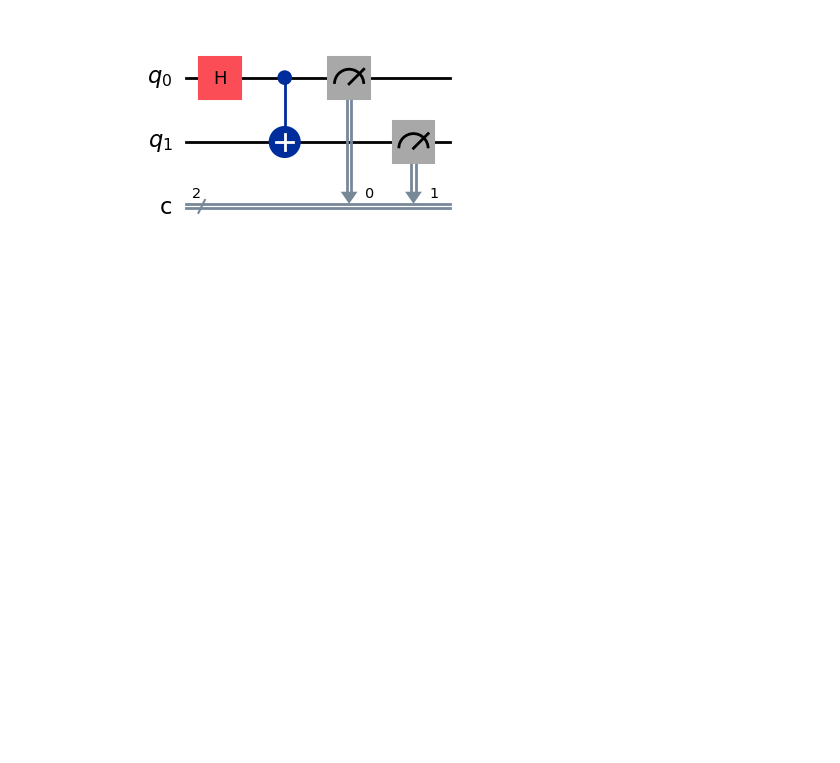
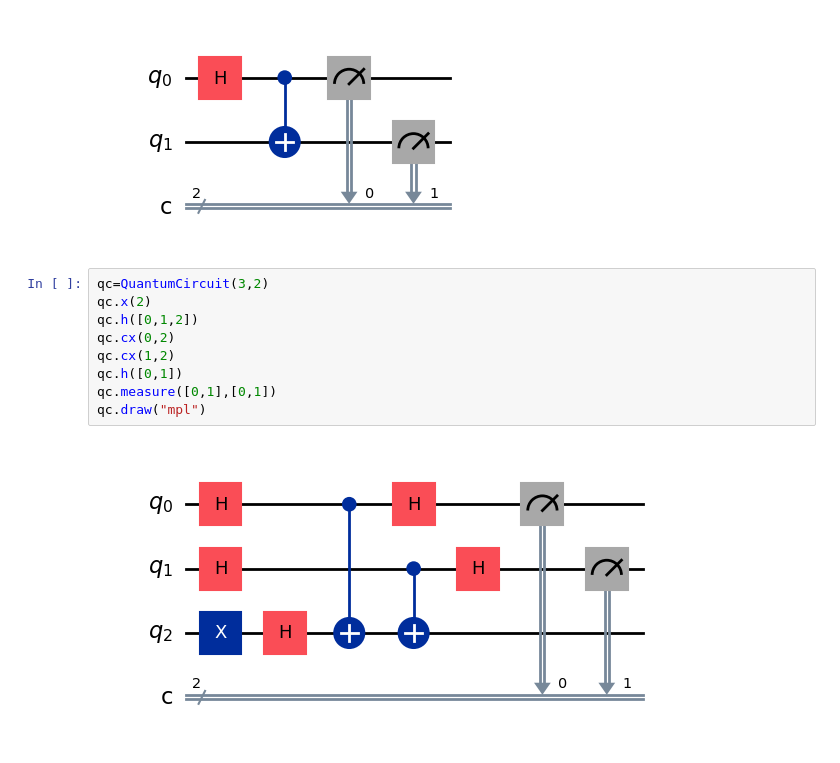
Before and after one commit to Saisneha0209/Quantum-Computing, a Jupyter notebook: Quantum_Circuits.ipynb, the cells around one changed output. Saved outputs shown, nothing was run; the diff lists cells and outputs as text; blank space fills up the shorter version.

```diff
--- a/Quantum_Circuits.ipynb
+++ b/Quantum_Circuits.ipynb
@@ -439,3 +439,14 @@ Requirement already satisfied: pylatexenc in /usr/local/lib/python3.12/dist-pack
 qc.draw("mpl")
 # %% [output]
 [figure]
+# %%
+qc=QuantumCircuit(3,2)
+qc.x(2)
+qc.h([0,1,2])
+qc.cx(0,2)
+qc.cx(1,2)
+qc.h([0,1])
+qc.measure([0,1],[0,1])
+qc.draw("mpl")
+# %% [output]
+[figure, added]
```
Also changed, not shown: parts of 7 cells of this notebook.
